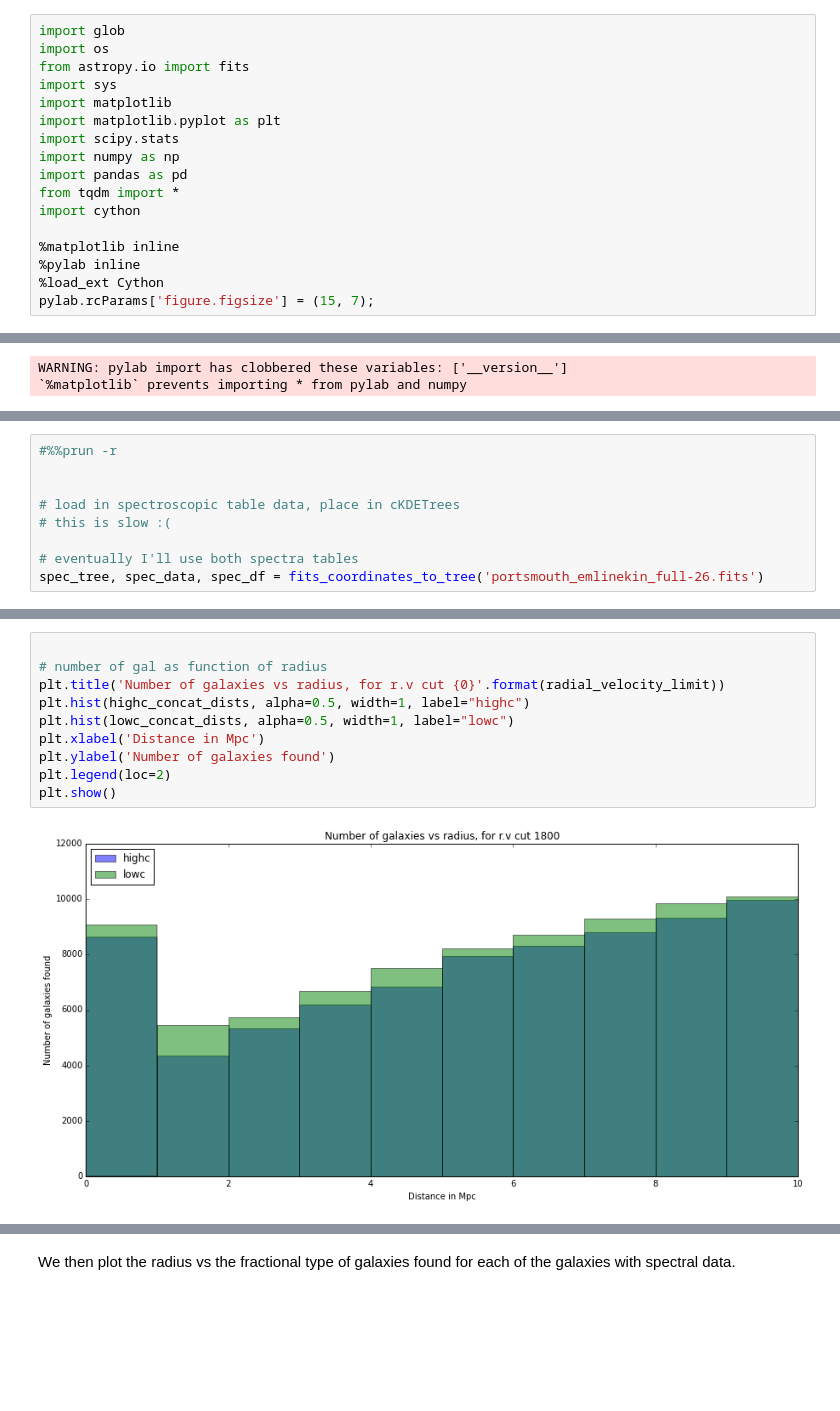
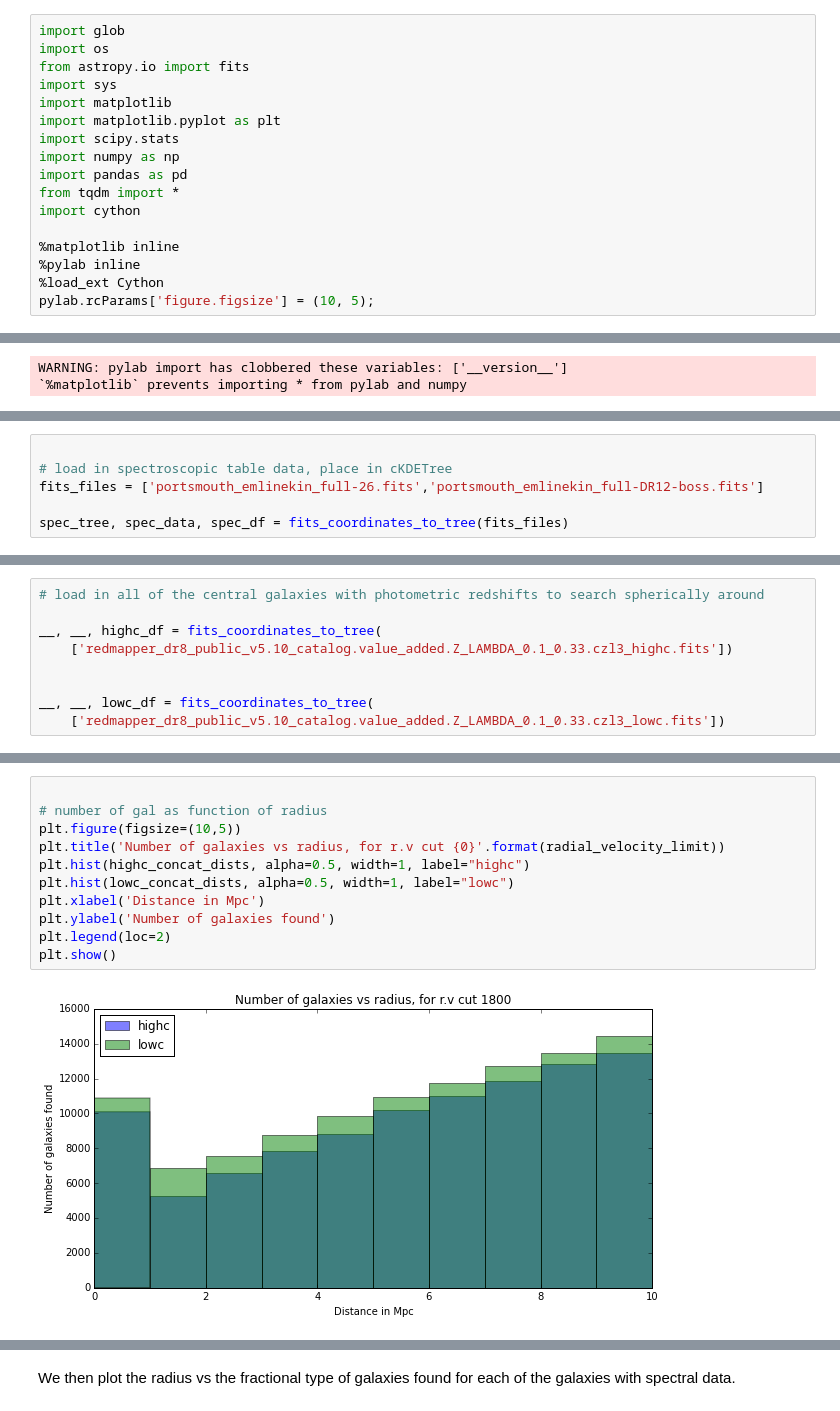
Before and after one commit to meljrose/IPMU, a Jupyter notebook: BH, Halo Accretion Rates & Occurrence of AGN.ipynb, the cells around one changed output, grey strips where cells are left out. Drawn from its saved outputs; the diff is of its cells as text; blank space fills up the shorter version.

```diff
--- a/BH, Halo Accretion Rates & Occurrence of AGN.ipynb
+++ b/BH, Halo Accretion Rates & Occurrence of AGN.ipynb
@@ -32,7 +32,7 @@ import cython
 %matplotlib inline
 %pylab inline
 %load_ext Cython
-pylab.rcParams['figure.figsize'] = (15, 7);
+pylab.rcParams['figure.figsize'] = (10, 5);
 # %% [output]
 Populating the interactive namespace from numpy and matplotlib
 WARNING: pylab import has clobbered these variables: ['__version__']
@@ -273,9 +314,6 @@ def get_dists_of_type(string, type_list, distances_list):
 # %%
-#%%prun -r
 
+# load in spectroscopic table data, place in cKDETree
+fits_files = ['portsmouth_emlinekin_full-26.fits','portsmouth_emlinekin_full-DR12-boss.fits']
 
-# load in spectroscopic table data, place in cKDETrees
-# this is slow :(
-
-# eventually I'll use both spectra tables
-spec_tree, spec_data, spec_df = fits_coordinates_to_tree('portsmouth_emlinekin_full-26.fits')
+spec_tree, spec_data, spec_df = fits_coordinates_to_tree(fits_files)
@@ -301,3 +320,12 @@ lowc_df = df
+# %%
+# load in all of the central galaxies with photometric redshifts to search spherically around
+
+__, __, highc_df = fits_coordinates_to_tree(
+    ['redmapper_dr8_public_v5.10_catalog.value_added.Z_LAMBDA_0.1_0.33.czl3_highc.fits'])
+
+
+__, __, lowc_df = fits_coordinates_to_tree(
+    ['redmapper_dr8_public_v5.10_catalog.value_added.Z_LAMBDA_0.1_0.33.czl3_lowc.fits'])
 # %%
 #%%prun -r
 
@@ -332,12 +374,13 @@ print('all done')
 # %%
 
 # number of gal as function of radius
+plt.figure(figsize=(10,5))
 plt.title('Number of galaxies vs radius, for r.v cut {0}'.format(radial_velocity_limit))
 plt.hist(highc_concat_dists, alpha=0.5, width=1, label="highc")
 plt.hist(lowc_concat_dists, alpha=0.5, width=1, label="lowc")
 plt.xlabel('Distance in Mpc')
 plt.ylabel('Number of galaxies found')
 plt.legend(loc=2)
 plt.show()
 # %% [output]
-[figure, old version]
+[figure, new version]
```
Also changed, not shown: parts of 16 cells of this notebook.
